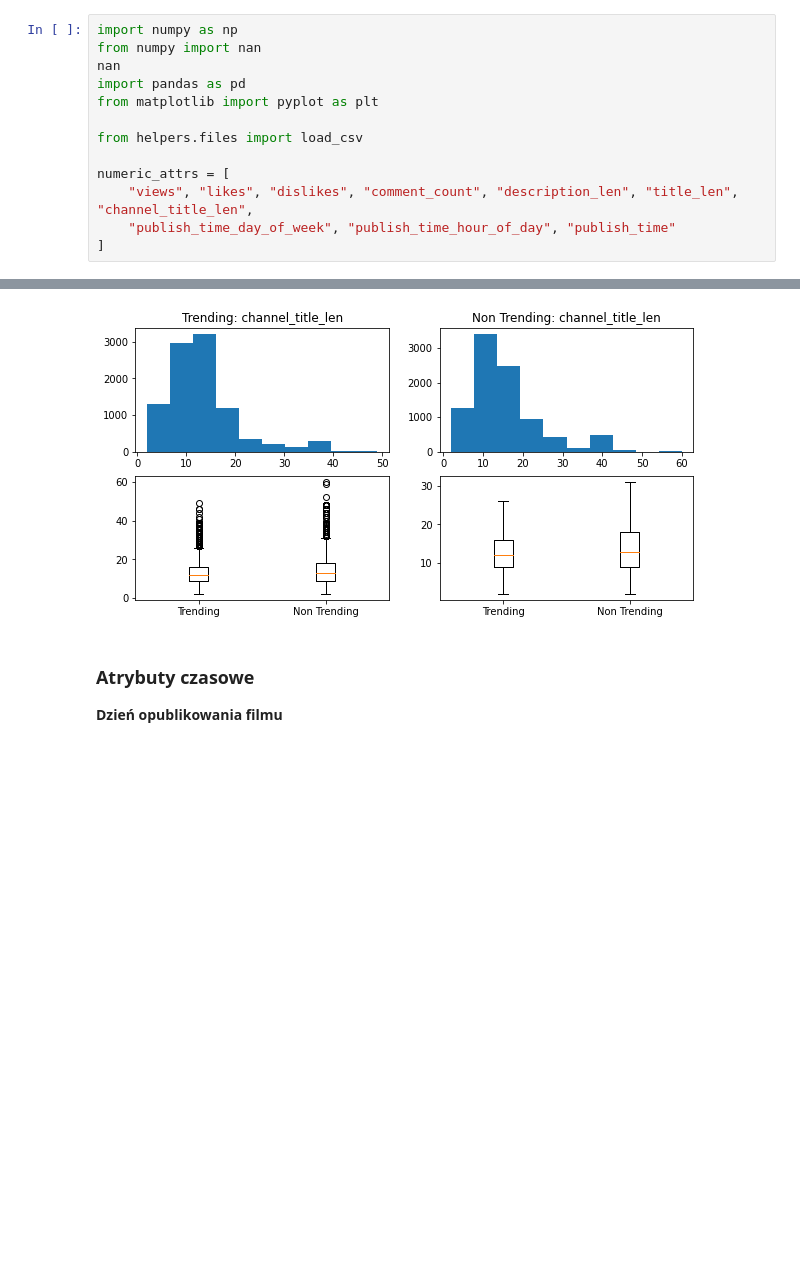
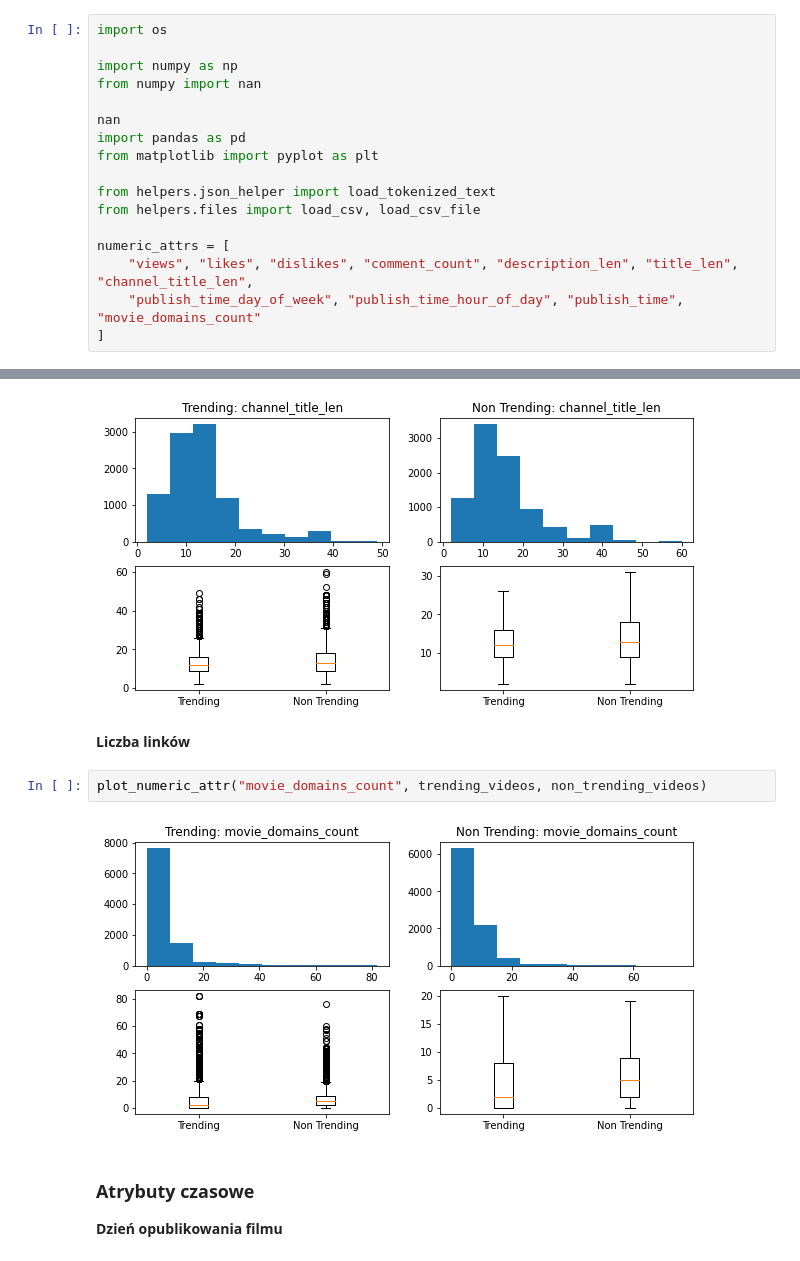
Before and after one commit to DominikKossinski/PED, a Jupyter notebook: notebooks/PED_5.ipynb, the cells around one changed output, grey strips where cells are left out. Drawn from its saved outputs; the diff is of its cells as text; blank space fills up the shorter version.

Commit message:
all attrs analyzed

```diff
--- a/notebooks/PED_5.ipynb
+++ b/notebooks/PED_5.ipynb
@@ -1,17 +1,21 @@
 # %% [markdown]
 # YouTube trending videos
 # %%
+import os
+
 import numpy as np
 from numpy import nan
+
 nan
 import pandas as pd
 from matplotlib import pyplot as plt
 
-from helpers.files import load_csv
+from helpers.json_helper import load_tokenized_text
+from helpers.files import load_csv, load_csv_file
 
 numeric_attrs = [
     "views", "likes", "dislikes", "comment_count", "description_len", "title_len", "channel_title_len",
-    "publish_time_day_of_week", "publish_time_hour_of_day", "publish_time"
+    "publish_time_day_of_week", "publish_time_hour_of_day", "publish_time", "movie_domains_count"
 ]
 # %% [markdown]
 ## Etap 5 - Zbieranie danych nie-trending
@@ -110,6 +114,12 @@ plot_numeric_attr("title_len", trending_videos, non_trending_videos)
 plot_numeric_attr("channel_title_len", trending_videos, non_trending_videos)
 # %% [output]
 [figure]
+# %% [markdown]
+**Liczba linków**
+# %%
+plot_numeric_attr("movie_domains_count", trending_videos, non_trending_videos)
+# %% [output]
+[figure, added]
 # %% [markdown]
 ### Atrybuty czasowe
 
```
Also changed, not shown: parts of 13 cells of this notebook, 8 other files.
